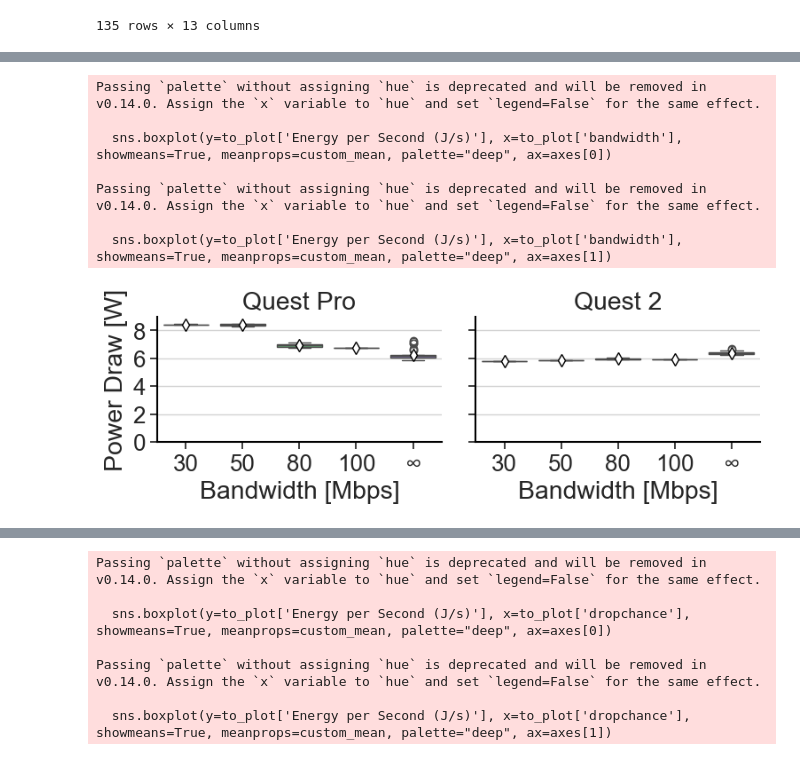
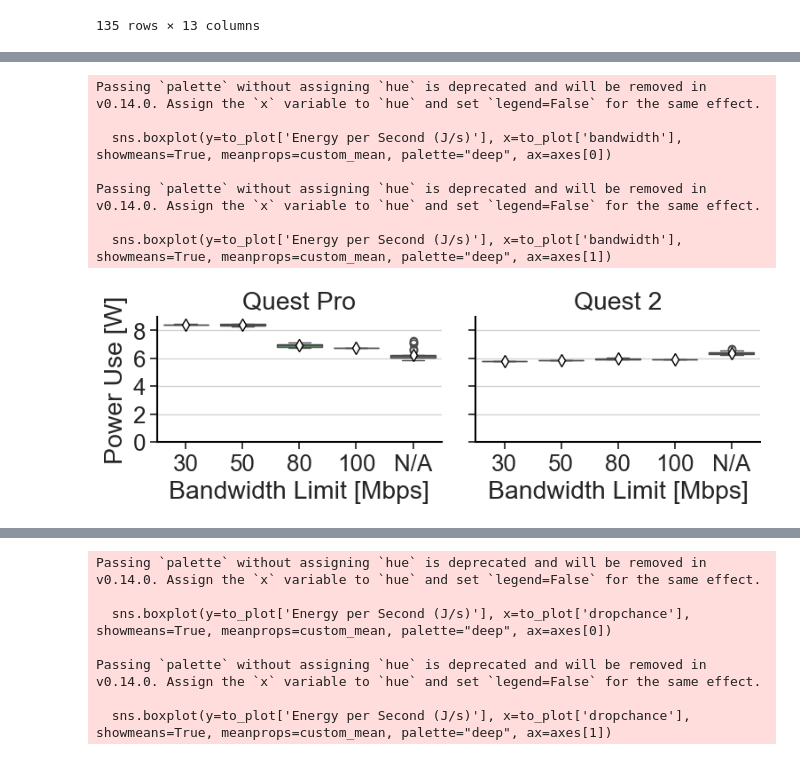
Before and after one commit to Raiduy/librnr-experiments, a Jupyter notebook: new_bm.ipynb, the cells around one changed output, grey strips where cells are left out. Cells and saved outputs as stored; diff of their text form; code cells hidden in the pictures.

Commit message:
update figures

```diff
--- a/new_bm.ipynb
+++ b/new_bm.ipynb
@@ -187,0 +188,19 @@ plt.show()
+# %%
+fig, ax = plt.subplots(figsize=(7, 3))
+sns.set_theme(style="whitegrid", rc=custom_params, font_scale=1.5)
+
+to_plot = df[(df['altered_bandwidth'] == True) & (df['is_record'] == False) & (df['device'] == 'Quest-Pro')]
+
+sns.boxplot(y=to_plot['Energy per Second (J/s)'], x=to_plot['bandwidth'], showmeans=True, meanprops=custom_mean, palette="deep", ax=ax)
+
+labels = [item.get_text() for item in ax.get_xticklabels()]
+labels[4] = 'N/A'
+ax.set_xticklabels(labels)
+ax.set_ylim(0, 9)
+ax.set_yticks([0, 2, 4, 6, 8])
+ax.set_xlabel('Bandwidth Limit [Mbps]')
+ax.set_ylabel('Power Use [W]')
+
+plt.tight_layout()
+plt.savefig('./figures/first_pager_bandwidth.pdf', bbox_inches='tight', format='pdf')
+plt.show()
@@ -194,37 +218,37 @@ to_plot = df[(df['altered_bandwidth'] == True) & (df['is_record'] == False) & (d
 sns.boxplot(y=to_plot['Energy per Second (J/s)'], x=to_plot['bandwidth'], showmeans=True, meanprops=custom_mean, palette="deep", ax=axes[0])
 
 labels = [item.get_text() for item in axes[0].get_xticklabels()]
-labels[4] = '∞'
+labels[4] = 'N/A'
 axes[0].set_xticklabels(labels)
 axes[0].set_ylim(0, 9)
 axes[0].set_yticks([0, 2, 4, 6, 8])
-axes[0].set_xlabel('Bandwidth [Mbps]')
-axes[0].set_ylabel('Power Draw [W]')
+axes[0].set_xlabel('Bandwidth Limit [Mbps]')
+axes[0].set_ylabel('Power Use [W]')
 axes[0].set_title('Quest Pro')
 
 
 to_plot = df[(df['altered_bandwidth'] == True) & (df['is_record'] == False) & (df['device'] == 'Quest-2')]
 
 sns.boxplot(y=to_plot['Energy per Second (J/s)'], x=to_plot['bandwidth'], showmeans=True, meanprops=custom_mean, palette="deep", ax=axes[1])
 
 labels = [item.get_text() for item in axes[1].get_xticklabels()]
-labels[4] = '∞'
+labels[4] = 'N/A'
 axes[1].set_xticklabels(labels)
 axes[1].set_ylim(0, 9)
 axes[1].set_yticks([0, 2, 4, 6, 8])
-axes[1].set_xlabel('Bandwidth [Mbps]')
-axes[1].set_ylabel('Power Draw [W]')
+axes[1].set_xlabel('Bandwidth Limit [Mbps]')
+axes[1].set_ylabel('Power Use [W]')
 axes[1].set_title('Quest 2')
 
 plt.tight_layout()
 plt.savefig('./figures/energy/watts_vs_bandwidth.pdf', dpi=300, format='pdf')
 plt.show()
 # %% [output]
 Passing `palette` without assigning `hue` is deprecated and will be removed in v0.14.0. Assign the `x` variable to `hue` and set `legend=False` for the same effect.
 
   sns.boxplot(y=to_plot['Energy per Second (J/s)'], x=to_plot['bandwidth'], showmeans=True, meanprops=custom_mean, palette="deep", ax=axes[0])
 
 Passing `palette` without assigning `hue` is deprecated and will be removed in v0.14.0. Assign the `x` variable to `hue` and set `legend=False` for the same effect.
 
   sns.boxplot(y=to_plot['Energy per Second (J/s)'], x=to_plot['bandwidth'], showmeans=True, meanprops=custom_mean, palette="deep", ax=axes[1])
-[figure, old version]
+[figure, new version]
```
Also changed, not shown: parts of 4 cells of this notebook, 12 other files.
